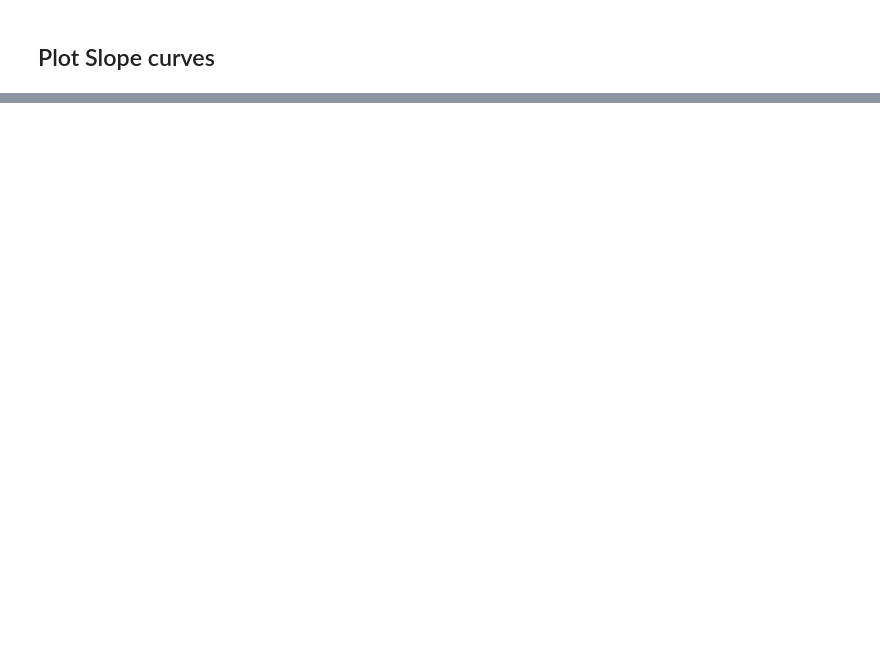
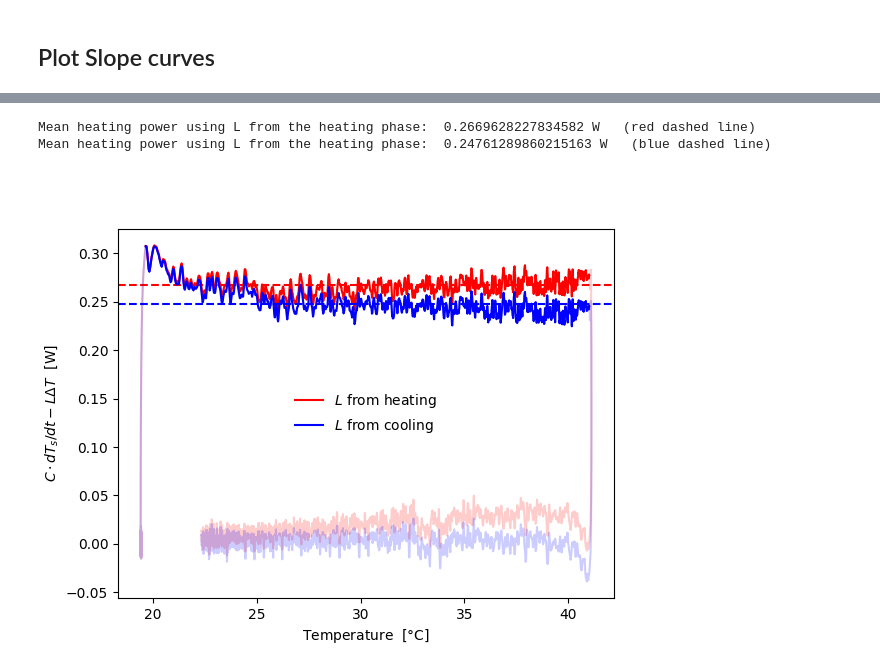
Before and after one commit to LiseHanson/Slope-Curves---Jupyter-Notebook, a Jupyter notebook: Slope Curves.ipynb, the cells around one changed output, grey strips where cells are left out. Drawn from its saved outputs; the diff is of its cells as text; code cells hidden in the pictures; blank space fills up the shorter version.

```diff
--- a/Slope Curves.ipynb
+++ b/Slope Curves.ipynb
@@ -113,0 +303,23 @@ plt.tight_layout()
+# %%
+fig,ax = plt.subplots()
+
+DeltaT = temp1_SG - np.min(temp1_SG)
+ax.plot(temp1_SG , CdTdt1 - DeltaT*p_h[0], color='red', alpha=0.2)
+ax.plot(temp1_SG[index_heating] , CdTdt1[index_heating] - DeltaT[index_heating]*p_h[0], color='red' , label = r'$L$ from heating')
+ax.axhline(np.mean(CdTdt1[index_heating] - DeltaT[index_heating]*p_h[0]), color='red', linestyle = '--')
+
+ax.plot(temp1_SG , CdTdt1 - DeltaT*p_c[0], color='blue', alpha=0.2)
+ax.plot(temp1_SG[index_heating] , CdTdt1[index_heating] - DeltaT[index_heating]*p_c[0], color='blue', label = r'$L$ from cooling')
+ax.axhline(np.mean(CdTdt1[index_heating] - DeltaT[index_heating]*p_c[0]), color='blue', linestyle = '--')
+
+ax.legend(frameon=False)
+ax.set_xlabel(r'Temperature  [$\degree$C]')
+ax.set_ylabel(r'$C\cdot dT_s/dt - L\Delta T$  [W]')
+
+
+print('Mean heating power using L from the heating phase: ', np.mean(CdTdt1[index_heating] - DeltaT[index_heating]*p_h[0]) , 'W   (red dashed line)')
+print('Mean heating power using L from the heating phase: ', np.mean(CdTdt1[index_heating] - DeltaT[index_heating]*p_c[0]) , 'W   (blue dashed line)')
+# %% [output]
+Mean heating power using L from the heating phase:  0.2669628227834582 W   (red dashed line)
+Mean heating power using L from the heating phase:  0.24761289860215163 W   (blue dashed line)
+[figure, added]
```
Also changed, not shown: parts of 19 cells of this notebook, 1 other file.
